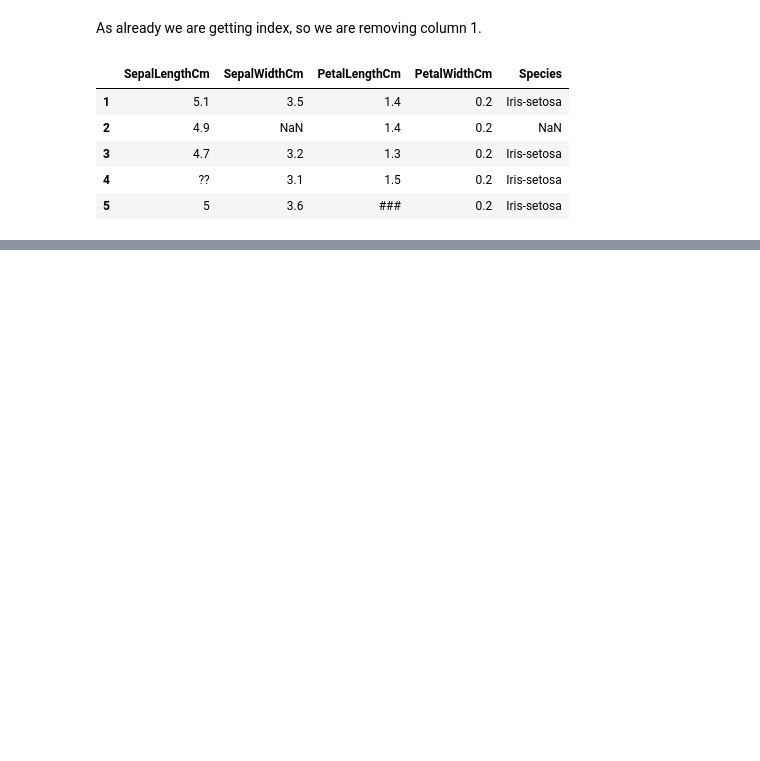
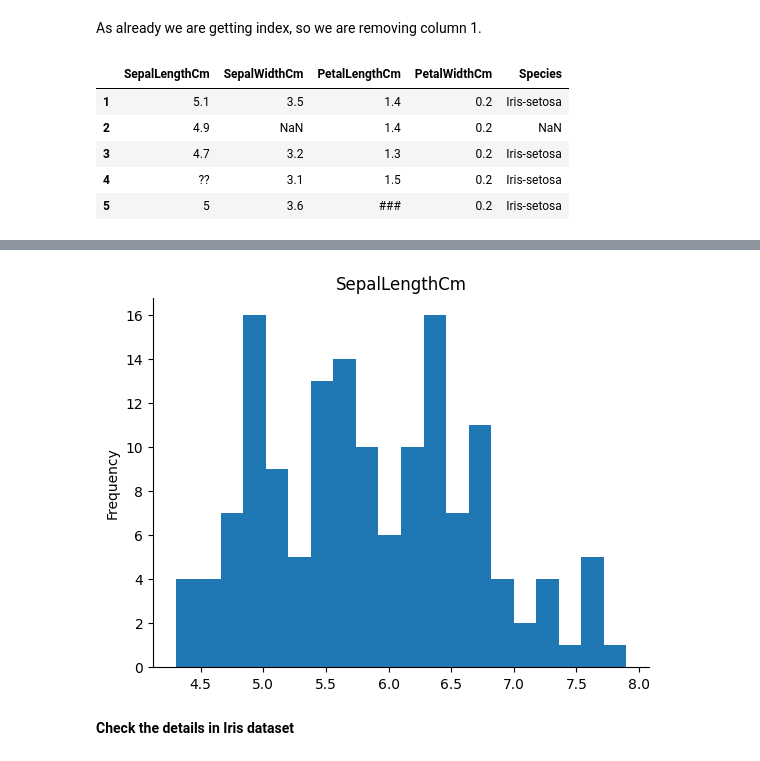
Before and after one commit to Classroom07/Data-Analytics, a Jupyter notebook: iris.ipynb, the cells around one changed output, grey strips where cells are left out. Drawn from its saved outputs; the diff is of its cells as text; code cells hidden in the pictures; blank space fills up the shorter version.

```diff
--- a/iris.ipynb
+++ b/iris.ipynb
@@ -61,0 +86,4 @@ datasetCSV2.head()
+# %%
+datasetCSV3 = pd.read_csv('/content/drive/MyDrive/Dataset/Iris_data_sample.csv' \
+                           , index_col=0, na_values=['??', '###'])
+datasetCSV3.head()
@@ -61,0 +97,10 @@ datasetCSV2.head()
+# %%
+# SepalLengthCm
+
+from matplotlib import pyplot as plt
+datasetCSV3['SepalLengthCm'].plot(kind='hist', bins=20, title='SepalLengthCm')
+plt.gca().spines[['top', 'right',]].set_visible(False)
+# %% [output]
+[figure, added]
+# %% [markdown]
+**Check the details in Iris dataset**
```
Also changed, not shown: parts of 16 cells of this notebook.
